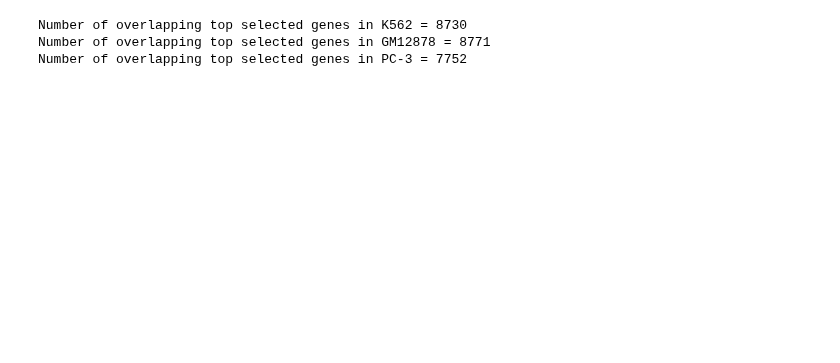
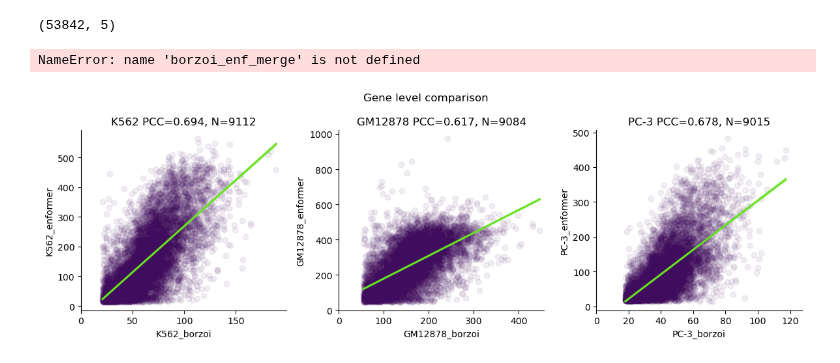
Before and after one commit to p-koo/creme-nn, a Jupyter notebook: figures/Borzoi.ipynb, the cells around one changed output. Saved outputs shown, nothing was run; the diff lists cells and outputs as text; code cells hidden in the pictures; blank space fills up the shorter version.

```diff
--- a/figures/Borzoi.ipynb
+++ b/figures/Borzoi.ipynb
@@ -17,0 +24,4 @@ from tqdm import tqdm
+# %%
+tss_df.shape
+# %% [output]
+(53842, 5)
@@ -33,13 +45,34 @@ for target_cell_line in cell_lines:
     cell_line_info[target_cell_line]['output'] = [np.argwhere(np.array(track_index) == t).flatten()[0] for t in
                                                   targets]
     cell_line_info[target_cell_line]['target'] = '&'.join([str(t) for t in targets])
-# %%
-for cell_line in ['K562', 'GM12878', 'PC-3']:
-    borzoi_selected_genes = pd.read_csv(glob.glob(f'../results/summary_csvs/borzoi/*_{cell_line}*selected_genes.csv')[0])
-    enformer_selected_genes = pd.read_csv(glob.glob(f'../results/summary_csvs/enformer/*{cell_line}_selected_genes.csv')[0])
-    N = len(list(set(borzoi_selected_genes['gene_name'].values).intersection(set(enformer_selected_genes['gene_name'].values))))
-    print(f"Number of overlapping top selected genes in {cell_line} = {N}")
-# %% [output]
-Number of overlapping top selected genes in K562 = 8730
-Number of overlapping top selected genes in GM12878 = 8771
-Number of overlapping top selected genes in PC-3 = 7752
+# %%
+borzoi_enf_merge
+# %% [output]
+NameError: name 'borzoi_enf_merge' is not defined
+# %%
+fig, axes = plt.subplots(1, 3, figsize=[12, 4])
+column_transl = {'K562 ENCODE, biol_': 'K562', 'GM12878 ENCODE, biol_': 'GM12878'}
+for c, cell_line in enumerate(['K562', 'GM12878', 'PC-3']):
+    ax = axes[c]
+    borzoi_selected_genes = pd.read_csv(glob.glob(f'../results/summary_csvs/borzoi/*_{cell_line}*selected_genes.csv')[0])
+    borzoi_selected_genes = borzoi_selected_genes.rename(columns=column_transl)
+    enformer_selected_genes = pd.read_csv(glob.glob(f'../results/summary_csvs/enformer/*{cell_line}_selected_genes.csv')[0])
+    borzoi_enf_merge = borzoi_selected_genes.merge(enformer_selected_genes, on=['gene_name'], suffixes=['_borzoi', '_enformer'])
+
+
+
+
+    x=borzoi_enf_merge[f'{cell_line}_borzoi']
+    y=borzoi_enf_merge[f'{cell_line}_enformer']
+    sns.regplot(x=x, y=y, ax=ax,
+                scatter_kws = {"color": '#400c5d', "edgecolor": None, "alpha": 0.07},
+                line_kws = {'color': "#66e221"})
+    ax.spines['right'].set_visible(False)
+    ax.spines['top'].set_visible(False)
+    _, xmax = ax.get_xlim()
+    ax.set_xlim(0, xmax+10)
+    ax.set_title(f'{cell_line} PCC={np.round(pearsonr(x,y)[0], 3)}, N={borzoi_enf_merge.shape[0]}')
+plt.suptitle('Gene level comparison')
+plt.tight_layout()
+# %% [output]
+[figure, added]
```
Also changed, not shown: parts of 23 cells of this notebook, 15 other files.
